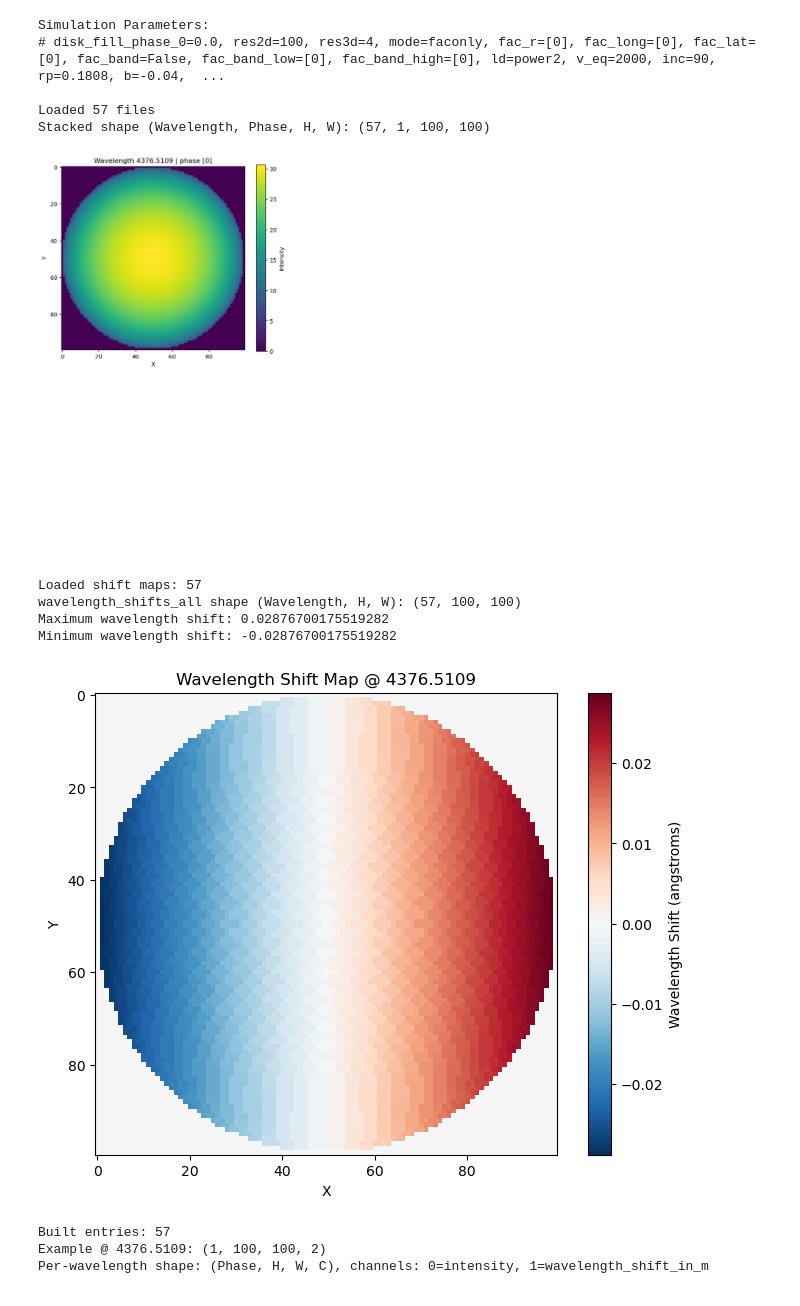
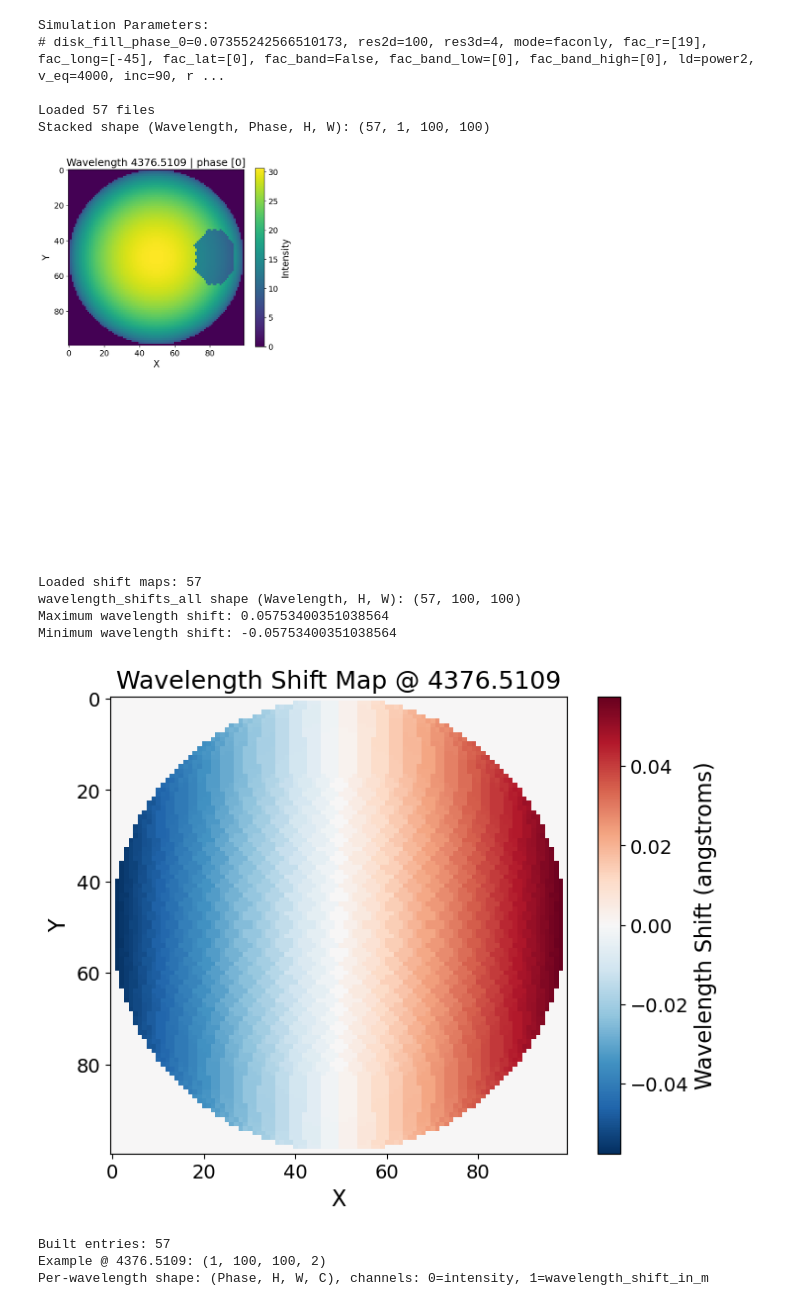
Before and after one commit to danayaptangco/actress, a Jupyter notebook: actress/outputs/full_disks_and_wavelength_shifts/1_analyze_disks.ipynb, the cells around one changed output. Cells and saved outputs as stored; diff of their text form; code cells hidden in the pictures.

```diff
--- a/actress/outputs/full_disks_and_wavelength_shifts/1_analyze_disks.ipynb
+++ b/actress/outputs/full_disks_and_wavelength_shifts/1_analyze_disks.ipynb
@@ -80,9 +80,20 @@ import numpy as np
 import matplotlib.pyplot as plt
 from pathlib import Path
 import re
+plt.rcParams.update({
+    'font.size': 16,
+    'axes.titlesize': 18,
+    'axes.labelsize': 16,
+    'xtick.labelsize': 14,
+    'ytick.labelsize': 14,
+    'legend.fontsize': 14,
+    'lines.linewidth': 2.5,
+    'lines.markersize': 8
+})
 
 
 directory = './1_4376.5109_4377.4913_fac_lat0_long0_r0_v2000/'
+directory = './1_div2fac_4376.5109_4377.4913_fac_lat0_long-45_r19_v4000/'
 
 
 
@@ -128,35 +139,35 @@ else:
     print("Shapes differ across files; kept as dictionary in 'intensity_maps'.")
 
 
 # Quick plot for one wavelength (first one)
 plot_wl = sorted(intensity_maps.keys())[0]
 indices = range(0, min(51, intensity_maps[plot_wl].shape[0]), 10)
 
 fig, axes = plt.subplots(2, 3, figsize=(18, 10))
 axes = axes.ravel()
 
 for ax, idx in zip(axes, indices):
     img_data = intensity_maps[plot_wl][idx]
     im = ax.imshow(img_data, cmap='viridis')
 
 
     ax.set_title(f'Wavelength {plot_wl} | phase [{idx}]')
     ax.set_xlabel('X')
     ax.set_ylabel('Y')
     fig.colorbar(im, ax=ax, label='Intensity')
 
 for ax in axes[len(list(indices)):]:
     ax.axis('off')
 
 plt.tight_layout()
 plt.show()
 # %% [output]
 Simulation Parameters:
-# disk_fill_phase_0=0.0, res2d=100, res3d=4, mode=faconly, fac_r=[0], fac_long=[0], fac_lat=[0], fac_band=False, fac_band_low=[0], fac_band_high=[0], ld=power2, v_eq=2000, inc=90, rp=0.1808, b=-0.04,  ...
+# disk_fill_phase_0=0.07355242566510173, res2d=100, res3d=4, mode=faconly, fac_r=[19], fac_long=[-45], fac_lat=[0], fac_band=False, fac_band_low=[0], fac_band_high=[0], ld=power2, v_eq=4000, inc=90, r ...
 
 Loaded 57 files
 Stacked shape (Wavelength, Phase, H, W): (57, 1, 100, 100)
-[figure, old version]
+[figure, new version]
 # %%
 # Load wavelength shift maps for all wavelengths
 shift_files = sorted(Path('.').glob(f'{directory}/wavelength_shifts_inp*.csv'))
@@ -195,9 +206,9 @@ plt.show()
 # %% [output]
 Loaded shift maps: 57
 wavelength_shifts_all shape (Wavelength, H, W): (57, 100, 100)
-Maximum wavelength shift: 0.02876700175519282
-Minimum wavelength shift: -0.02876700175519282
+Maximum wavelength shift: 0.05753400351038564
+Minimum wavelength shift: -0.05753400351038564
-[figure, old version]
+[figure, new version]
 # %%
 # Combine per wavelength using dictionaries to guarantee correct matching
 # intensity_maps[inp_wl] -> (Phase, H, W)
```
Also changed, not shown: parts of 5 cells of this notebook, 2 other files.
